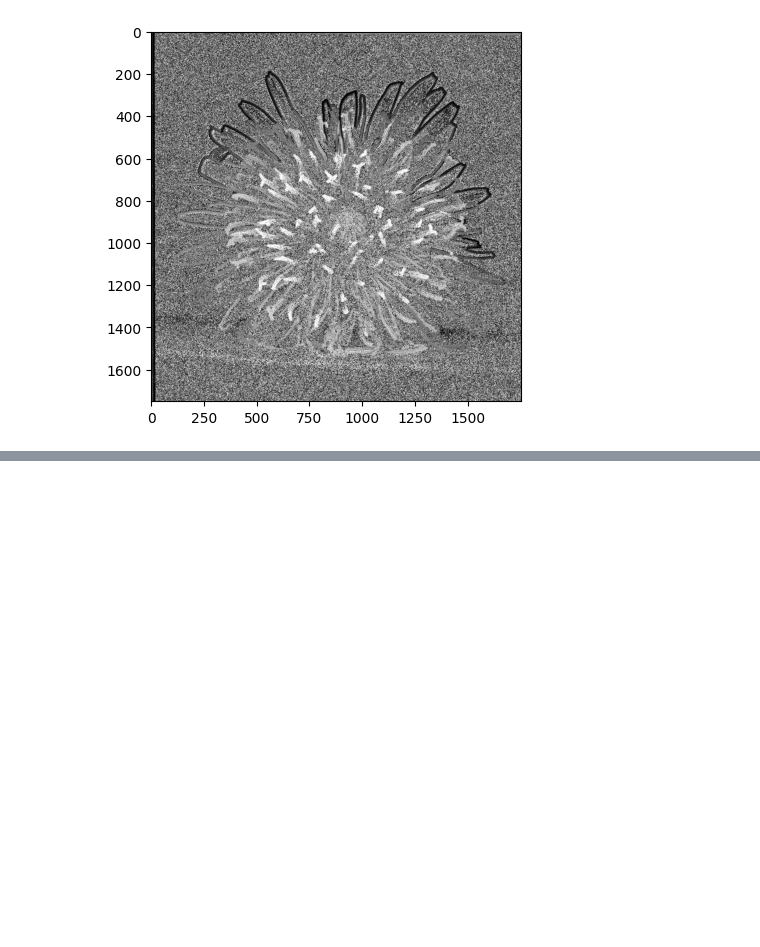
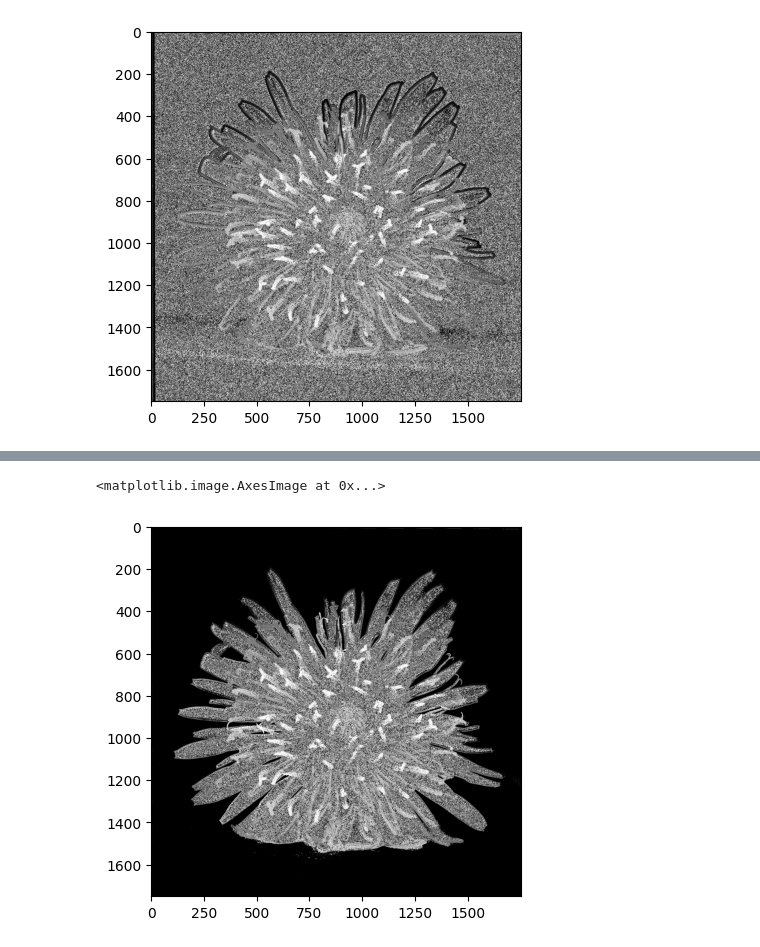
Before and after one commit to kgillam/CS445-Final-Project, a Jupyter notebook: 3D-FocusStack.ipynb, the cells around one changed output, grey strips where cells are left out. Cells and saved outputs as stored; diff of their text form; code cells hidden in the pictures; blank space fills up the shorter version.

```diff
--- a/3D-FocusStack.ipynb
+++ b/3D-FocusStack.ipynb
@@ -168,0 +180,11 @@ print(depth_map)
+# %%
+# mask = temp.copy()
+# mask[mask>0] = 255
+mask = cv2.cvtColor(temp, cv2.COLOR_BGR2GRAY)
+mask[mask>0] = 255
+img_bg = cv2.bitwise_and(depth_map, depth_map, mask=mask)
+plt.figure()
+plt.imshow(img_bg, cmap="gray")
+# %% [output]
+<matplotlib.image.AxesImage at 0x...>
+[figure, added]
```
Also changed, not shown: parts of 5 cells of this notebook.
